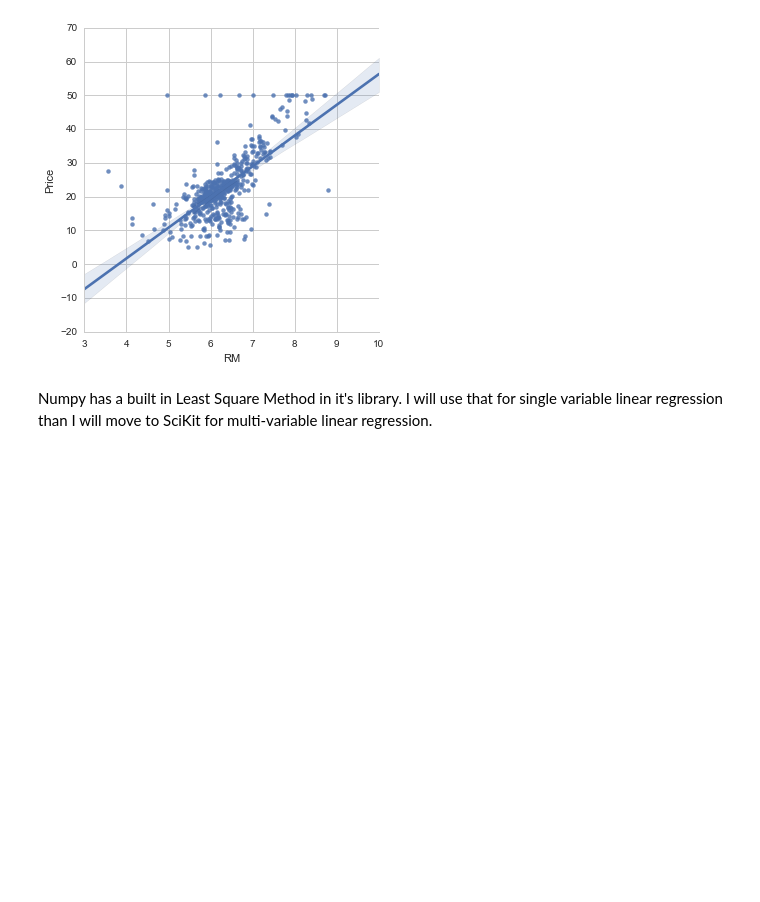
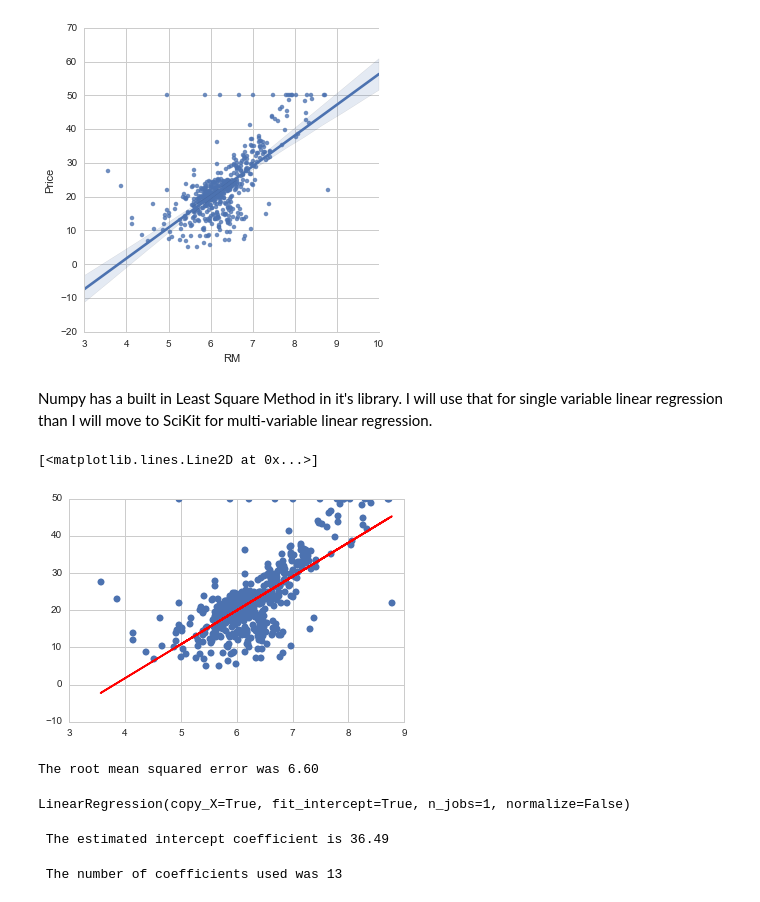
Before and after one commit to karmagamer/Boston-housing-project-using-scikit, a Jupyter notebook: Boston Housing project using SciKit.ipynb, the cells around one changed output. Cells and saved outputs as stored; diff of their text form; code cells hidden in the pictures; blank space fills up the shorter version.

```diff
--- a/Boston Housing project using SciKit.ipynb
+++ b/Boston Housing project using SciKit.ipynb
@@ -100,3 +100,31 @@ X = np.vstack(boston_df.RM)
 # Set up Y as the target price of the houses.
 
 Y = boston_df.Price
+# %%
+X = np.array( [ [value,1] for value in X ] )
+# %%
+m, b = np.linalg.lstsq(X, Y)[0]
+# %%
+# First the original points, Price vs Avg Number of Rooms
+plt.plot(boston_df.RM,boston_df.Price,'o')
+
+# Next the best fit line
+x= boston_df.RM
+plt.plot(x, m*x + b,'r',label='Best Fit Line')
+# %% [output]
+[<matplotlib.lines.Line2D at 0x...>]
+[figure, added]
+# %%
+# Get the resulting array
+result = np.linalg.lstsq(X,Y)
+
+# Get the total error
+error_total = result[1]
+
+# Get the root mean square error
+rmse = np.sqrt(error_total/len(X) )
+
+# Print
+print "The root mean squared error was %.2f " %rmse
+# %% [output]
+The root mean squared error was 6.60
@@ -102,0 +141,12 @@ Y = boston_df.Price
+# %%
+lreg.fit(X_multi,Y_target)
+# %% [output]
+LinearRegression(copy_X=True, fit_intercept=True, n_jobs=1, normalize=False)
+# %%
+print ' The estimated intercept coefficient is %.2f ' %lreg.intercept_
+# %% [output]
+ The estimated intercept coefficient is 36.49
+# %%
+print ' The number of coefficients used was %d ' % len(lreg.coef_)
+# %% [output]
+ The number of coefficients used was 13
```
Also changed, not shown: parts of 10 cells of this notebook.
